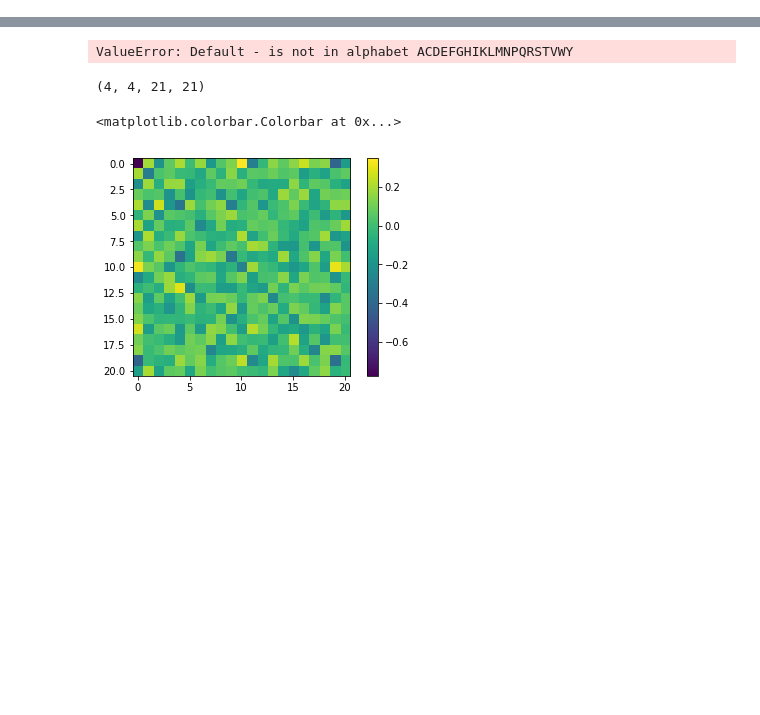
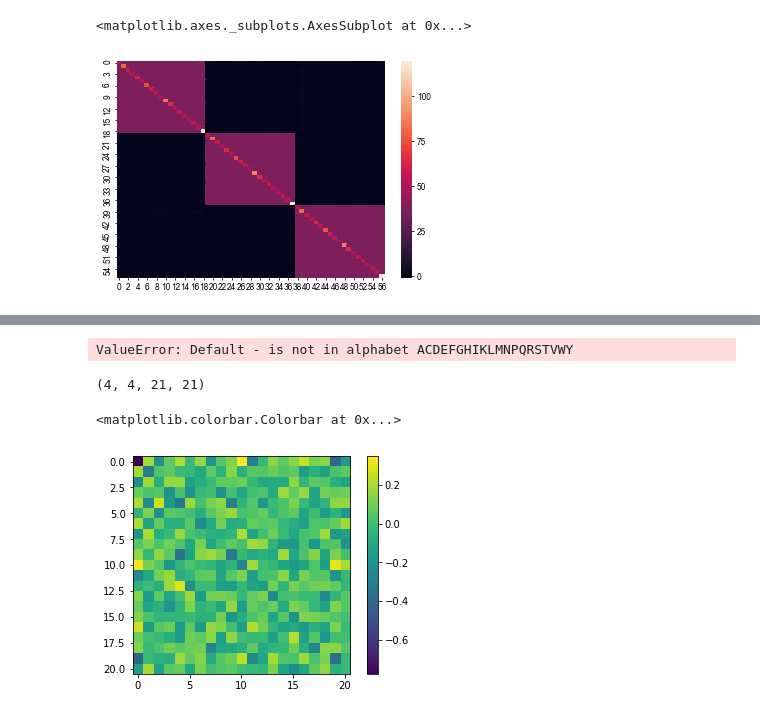
Before and after one commit to andim/peptidome, a Jupyter notebook: code/maxent/mfmaxent.ipynb, the cells around one changed output, grey strips where cells are left out. Drawn from its saved outputs; the diff is of its cells as text; code cells hidden in the pictures; blank space fills up the shorter version.

```diff
--- a/code/maxent/mfmaxent.ipynb
+++ b/code/maxent/mfmaxent.ipynb
@@ -42,0 +60,5 @@ cij = evcouplings.couplings.compute_covariance_matrix(fi, fij)
+# %%
+C = cij.copy()
+D = np.diag(np.diagonal(cij))
+A = C.copy()
+A[np.diag_indices_from(A)] = 0.0
@@ -43,2 +69,7 @@ cij = evcouplings.couplings.compute_covariance_matrix(fi, fij)
 # %%
-invC = np.linalg.inv(cij)
+invC = np.linalg.inv(D)
+# %%
+sns.heatmap(invC)
+# %% [output]
+<matplotlib.axes._subplots.AxesSubplot at 0x...>
+[figure, added]
```
Also changed, not shown: parts of 48 cells of this notebook, 8 other files.
